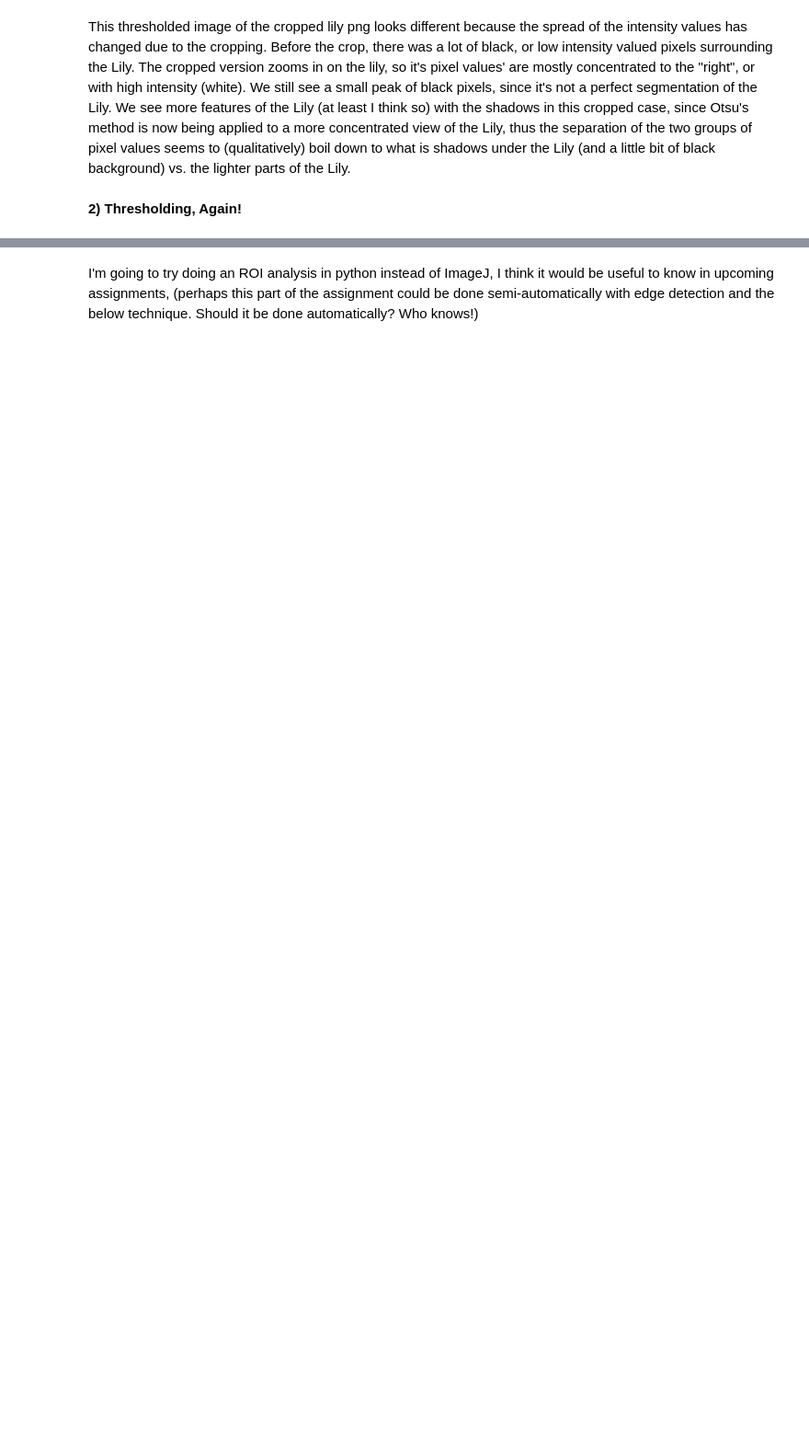
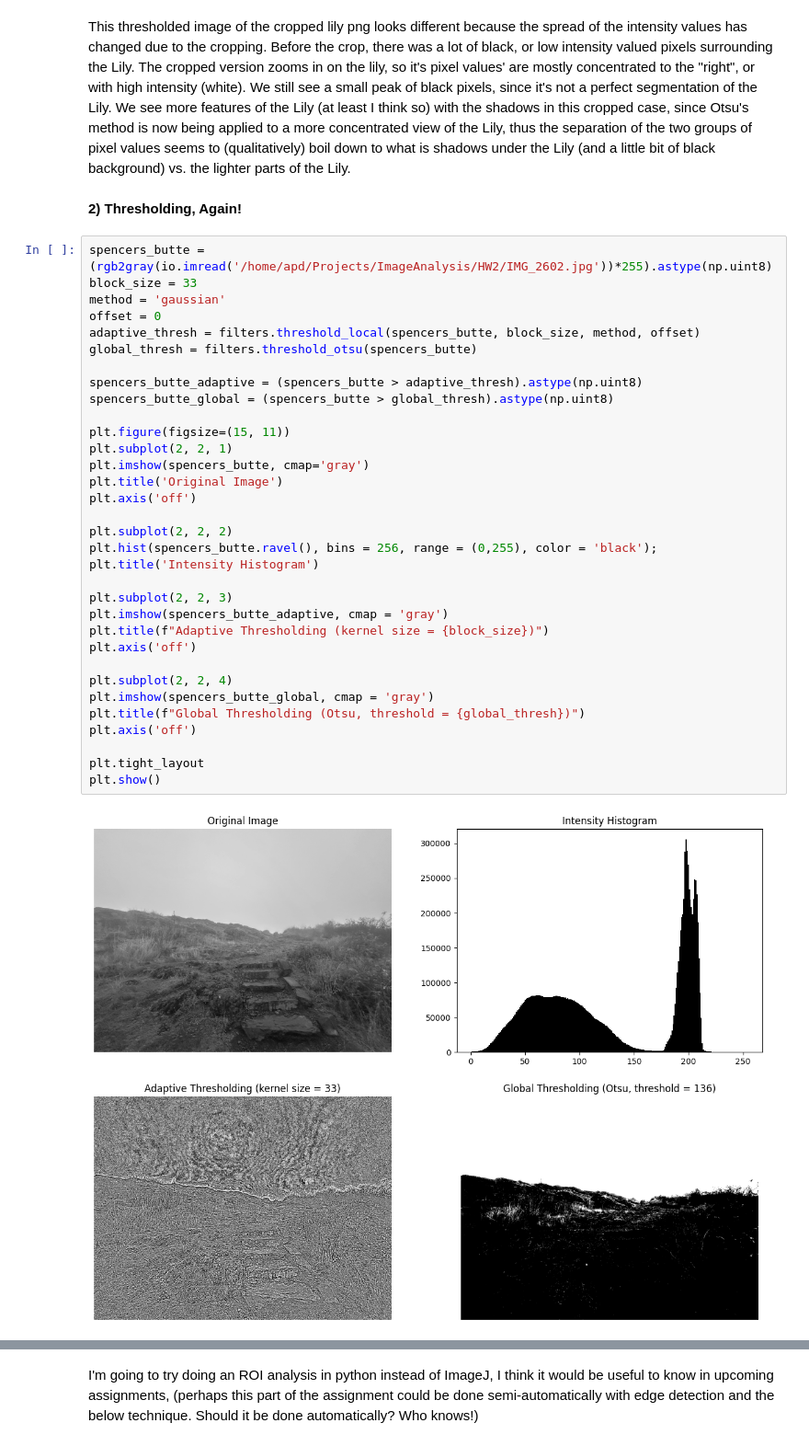
Before and after one commit to apdill/ImageAnalysis, a Jupyter notebook: HW2/510_HW2_AD.ipynb, the cells around one changed output, grey strips where cells are left out. Shown at 92% size. Drawn from its saved outputs; the diff is of its cells as text; blank space fills up the shorter version.

```diff
--- a/HW2/510_HW2_AD.ipynb
+++ b/HW2/510_HW2_AD.ipynb
@@ -73,3 +74,38 @@ Text(0, 0.5, 'Frequency')
 This thresholded image of the cropped lily png looks different because the spread of the intensity values has changed due to the cropping. Before the crop, there was a lot of black, or low intensity valued pixels surrounding the Lily. The cropped version zooms in on the lily, so it's pixel values' are mostly concentrated to the "right", or with high intensity (white). We still see a small peak of black pixels, since it's not a perfect segmentation of the Lily. We see more features of the Lily (at least I think so) with the shadows in this cropped case, since Otsu's method is now being applied to a more concentrated view of the Lily, thus the separation of the two groups of pixel values seems to (qualitatively) boil down to what is shadows under the Lily (and a little bit of black background) vs. the lighter parts of the Lily.
 # %% [markdown]
 **2) Thresholding, Again!**
+# %%
+spencers_butte = (rgb2gray(io.imread('/home/apd/Projects/ImageAnalysis/HW2/IMG_2602.jpg'))*255).astype(np.uint8)
+block_size = 33
+method = 'gaussian'
+offset = 0
+adaptive_thresh = filters.threshold_local(spencers_butte, block_size, method, offset)
+global_thresh = filters.threshold_otsu(spencers_butte)
+
+spencers_butte_adaptive = (spencers_butte > adaptive_thresh).astype(np.uint8)
+spencers_butte_global = (spencers_butte > global_thresh).astype(np.uint8)
+
+plt.figure(figsize=(15, 11))
+plt.subplot(2, 2, 1)
+plt.imshow(spencers_butte, cmap='gray')
+plt.title('Original Image')
+plt.axis('off')
+
+plt.subplot(2, 2, 2)
+plt.hist(spencers_butte.ravel(), bins = 256, range = (0,255), color = 'black');
+plt.title('Intensity Histogram')
+
+plt.subplot(2, 2, 3)
+plt.imshow(spencers_butte_adaptive, cmap = 'gray')
+plt.title(f"Adaptive Thresholding (kernel size = {block_size})")
+plt.axis('off')
+
+plt.subplot(2, 2, 4)
+plt.imshow(spencers_butte_global, cmap = 'gray')
+plt.title(f"Global Thresholding (Otsu, threshold = {global_thresh})")
+plt.axis('off')
+
+plt.tight_layout
+plt.show()
+# %% [output]
+[figure, added]
```
Also changed, not shown: parts of 26 cells of this notebook, 2 other files.
